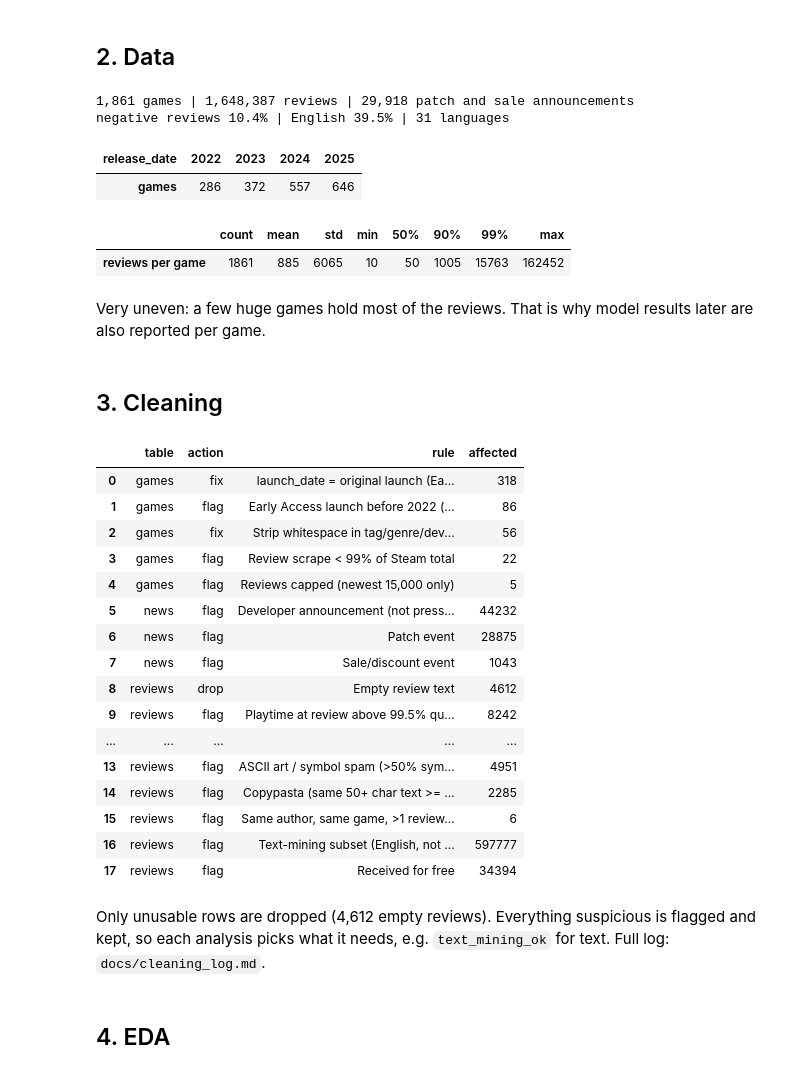
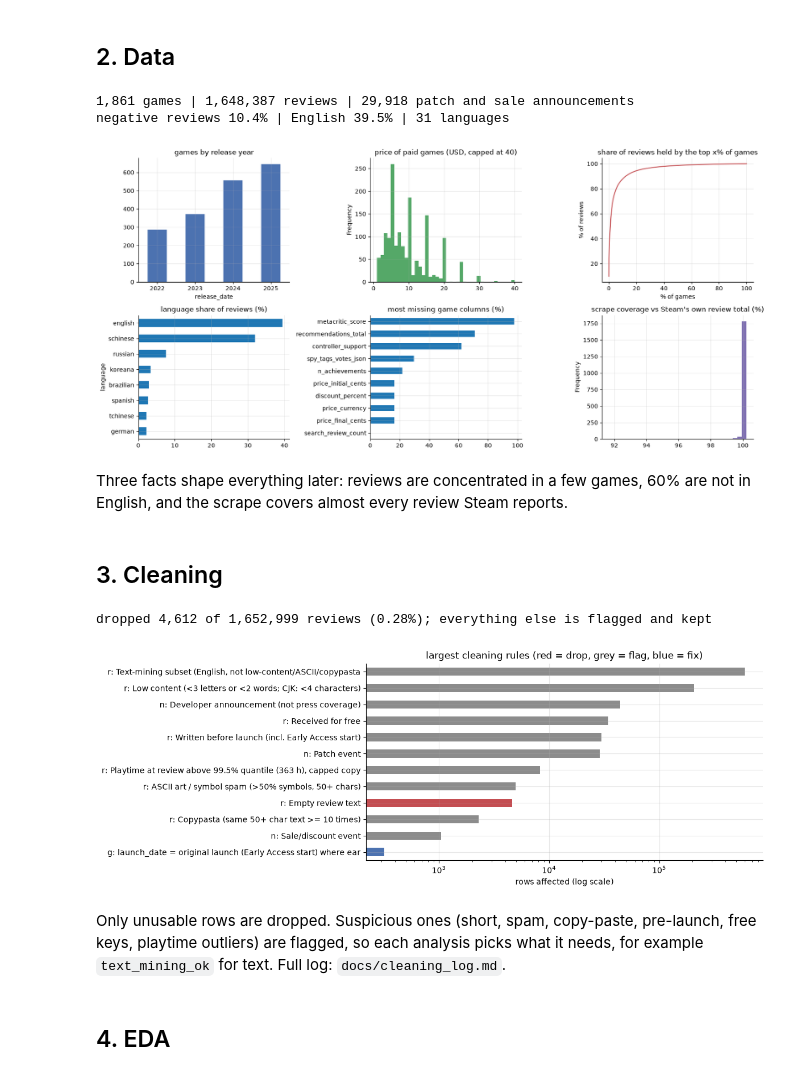
Before and after one commit to Shan713/IndieGuard, a Jupyter notebook: notebooks/review1/IndieGuard_Review1.ipynb, the cells around one changed output. Drawn from its saved outputs; the diff is of its cells as text; code cells hidden in the pictures.

```diff
--- a/notebooks/review1/IndieGuard_Review1.ipynb
+++ b/notebooks/review1/IndieGuard_Review1.ipynb
@@ -26,47 +39,41 @@ pd.options.display.float_format = "{:,.3f}".format
 games = pd.read_parquet(PROC / "games_clean.parquet")
 reviews = pd.read_parquet(PROC / "reviews_clean", columns=["appid", "voted_up", "language", "created"])
 events = pd.read_parquet(PROC / "events.parquet")
-
 print(f"{len(games):,} games | {len(reviews):,} reviews | {len(events):,} patch and sale announcements")
 print(f"negative reviews {(~reviews.voted_up).mean():.1%} | English {reviews.language.eq('english').mean():.1%} | {reviews.language.nunique()} languages")
-games.release_date.dt.year.value_counts().sort_index().to_frame("games").T
 # %% [output]
 1,861 games | 1,648,387 reviews | 29,918 patch and sale announcements
 negative reviews 10.4% | English 39.5% | 31 languages
-| release_date | 2022 | 2023 | 2024 | 2025 |
-| games | 286 | 372 | 557 | 646 |
-# %%
-reviews.groupby("appid").size().describe(percentiles=[.5, .9, .99]).astype(int).to_frame("reviews per game").T
-# %% [output]
-|  | count | mean | std | min | 50% | 90% | 99% | max |
-| reviews per game | 1861 | 885 | 6065 | 10 | 50 | 1005 | 15763 | 162452 |
-# %% [markdown]
-Very uneven: a few huge games hold most of the reviews. That is why model results later are also reported per game.
+# %%
+fig, ax = plt.subplots(2, 3, figsize=(16, 7.5))
+games.release_date.dt.year.value_counts().sort_index().plot.bar(ax=ax[0, 0], color="#4C72B0", title="games by release year", rot=0)
+paid = games.price_usd[games.price_usd > 0]
+paid.clip(upper=40).plot.hist(bins=40, ax=ax[0, 1], color="#55A868", title="price of paid games (USD, capped at 40)")
+size = np.sort(reviews.groupby("appid").size().values)[::-1]
+ax[0, 2].plot(np.arange(1, len(size) + 1) / len(size) * 100, size.cumsum() / size.sum() * 100, color="#C44E52")
+ax[0, 2].set(title="share of reviews held by the top x% of games", xlabel="% of games", ylabel="% of reviews")
+reviews.language.value_counts(normalize=True).head(8).mul(100).sort_values().plot.barh(ax=ax[1, 0], title="language share of reviews (%)")
+games.isna().mean().sort_values(ascending=False).head(10).mul(100).sort_values().plot.barh(ax=ax[1, 1], title="most missing game columns (%)")
+ok = games[~games.reviews_capped & (games.steam_total_reviews > 0)]
+(ok.reviews_scraped / ok.steam_total_reviews).clip(upper=1.05).mul(100).plot.hist(bins=30, ax=ax[1, 2], color="#8172B3", title="scrape coverage vs Steam's own review total (%)")
+plt.tight_layout()
+# %% [output]
+[figure, added]
+# %% [markdown]
+Three facts shape everything later: reviews are concentrated in a few games, 60% are not in English, and the scrape covers almost every review Steam reports.
 # %% [markdown]
 ## 3. Cleaning
-# %%
-log = pd.DataFrame(json.load(open(PROC / "cleaning_log.json")))
-log[log.affected > 0][["table", "action", "rule", "affected"]].reset_index(drop=True)
-# %% [output]
-|  | table | action | rule | affected |
-| 0 | games | fix | launch_date = original launch (Ea... | 318 |
-| 1 | games | flag | Early Access launch before 2022 (... | 86 |
-| 2 | games | fix | Strip whitespace in tag/genre/dev... | 56 |
-| 3 | games | flag | Review scrape < 99% of Steam total | 22 |
-| 4 | games | flag | Reviews capped (newest 15,000 only) | 5 |
-| 5 | news | flag | Developer announcement (not press... | 44232 |
-| 6 | news | flag | Patch event | 28875 |
-| 7 | news | flag | Sale/discount event | 1043 |
-| 8 | reviews | drop | Empty review text | 4612 |
-| 9 | reviews | flag | Playtime at review above 99.5% qu... | 8242 |
-| ... | ... | ... | ... | ... |
-| 13 | reviews | flag | ASCII art / symbol spam (>50% sym... | 4951 |
-| 14 | reviews | flag | Copypasta (same 50+ char text >= ... | 2285 |
-| 15 | reviews | flag | Same author, same game, >1 review... | 6 |
-| 16 | reviews | flag | Text-mining subset (English, not ... | 597777 |
-| 17 | reviews | flag | Received for free | 34394 |
+# %%
+log = pd.DataFrame(json.load(open(PROC / "cleaning_log.json")))
+lg = log[log.affected > 0].assign(label=lambda x: x.table.str[0] + ": " + x.rule.str[:60]).sort_values("affected").tail(12)
+lg.plot.barh(x="label", y="affected", logx=True, legend=False, figsize=(9, 4.5), xlabel="rows affected (log scale)", ylabel="",
+             color=lg.action.map({"drop": "#C44E52", "flag": "#8C8C8C", "fix": "#4C72B0"}), title="largest cleaning rules (red = drop, grey = flag, blue = fix)")
+dropped = int(log[log.action == "drop"].affected.sum())
+print(f"dropped {dropped:,} of {len(reviews) + dropped:,} reviews ({dropped / (len(reviews) + dropped):.2%}); everything else is flagged and kept")
+# %% [output]
+dropped 4,612 of 1,652,999 reviews (0.28%); everything else is flagged and kept
+[figure, added]
 # %% [markdown]
-Only unusable rows are dropped (4,612 empty reviews). Everything suspicious is flagged and kept, so each analysis picks what it needs,
-e.g. `text_mining_ok` for text. Full log: `docs/cleaning_log.md`.
+Only unusable rows are dropped. Suspicious ones (short, spam, copy-paste, pre-launch, free keys, playtime outliers) are flagged, so each analysis picks what it needs, for example `text_mining_ok` for text. Full log: `docs/cleaning_log.md`.
 # %% [markdown]
 ## 4. EDA
```
Also changed, not shown: parts of 45 cells of this notebook, 1 other file.
